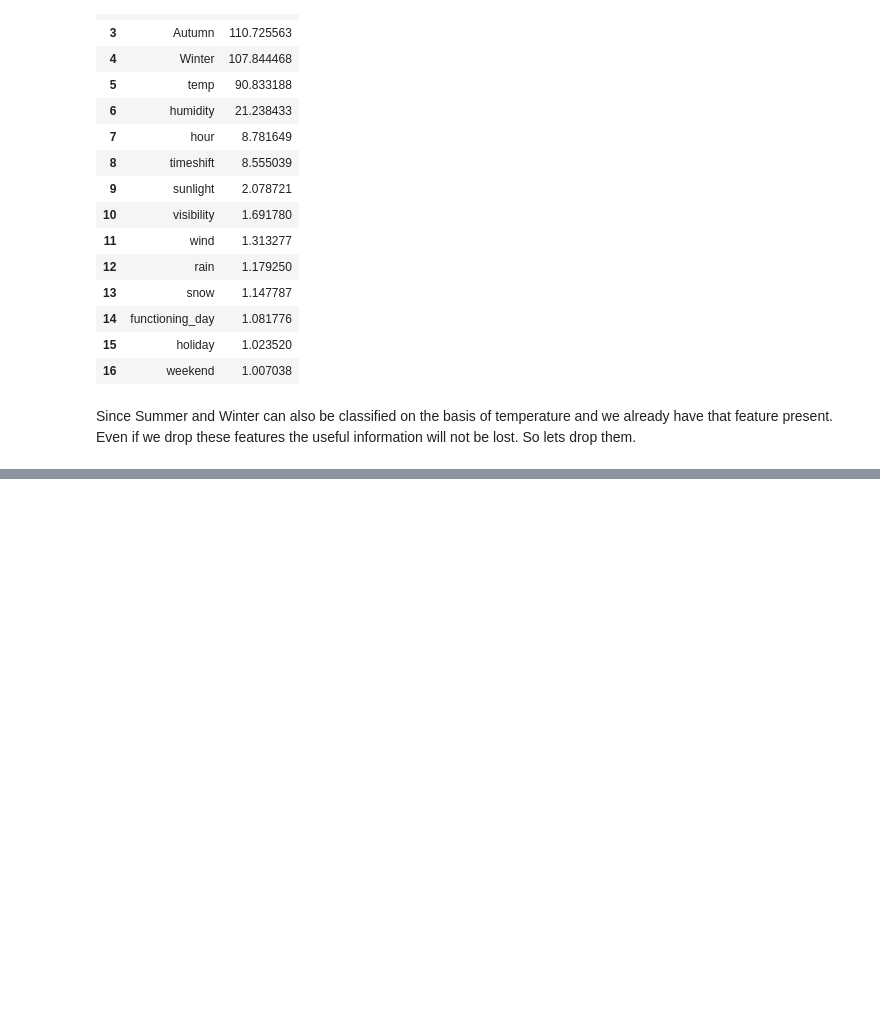
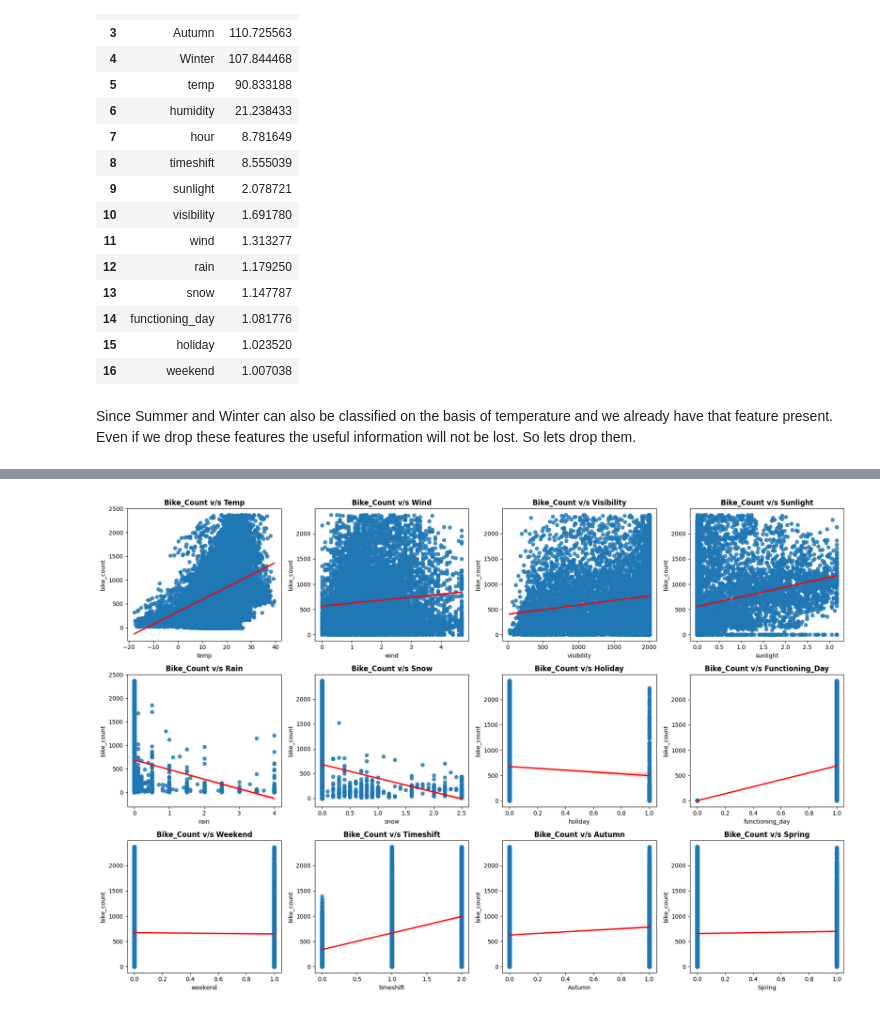
Before and after one commit to Mohit03singh/Bike-Sharing-Demand-Prediction-Regression-Project, a Jupyter notebook: capstone_project_machine_learning.ipynb, the cells around one changed output, grey strips where cells are left out. Cells and saved outputs as stored; diff of their text form; code cells hidden in the pictures; blank space fills up the shorter version.

```diff
--- a/capstone_project_machine_learning.ipynb
+++ b/capstone_project_machine_learning.ipynb
@@ -338,0 +368,10 @@ Since Summer and Winter can also be classified on the basis of temperature and w
+# %%
+# Checking Linearity of the new dataset
+plt.figure(figsize=(18,12))
+for n,column in enumerate(independent_variables):
+  plt.subplot(3, 4, n+1)
+  sns.regplot(data = dataset, x = column, y ='bike_count',line_kws={"color": "red"})
+  plt.title(f'Bike_Count v/s {column.title()}',weight='bold')
+  plt.tight_layout()
+# %% [output]
+[figure, added]
```
Also changed, not shown: parts of 12 cells of this notebook.
